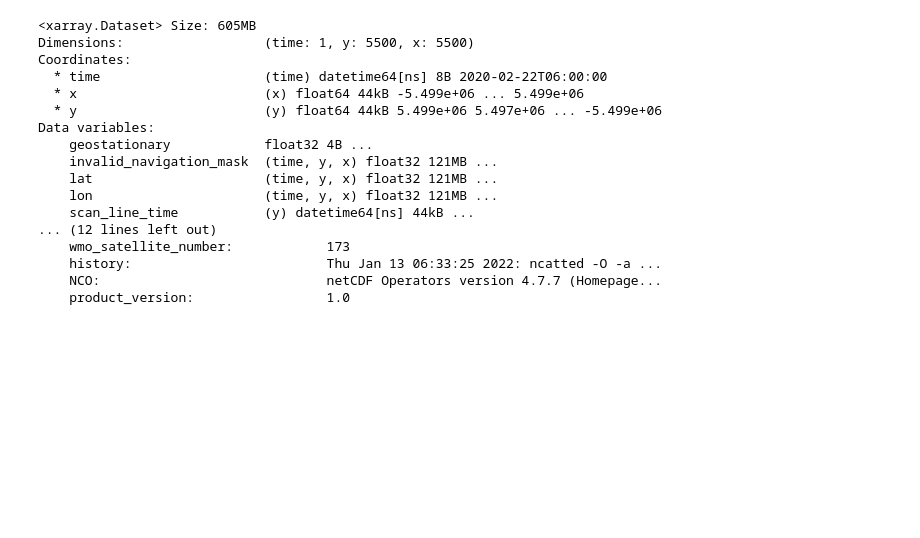
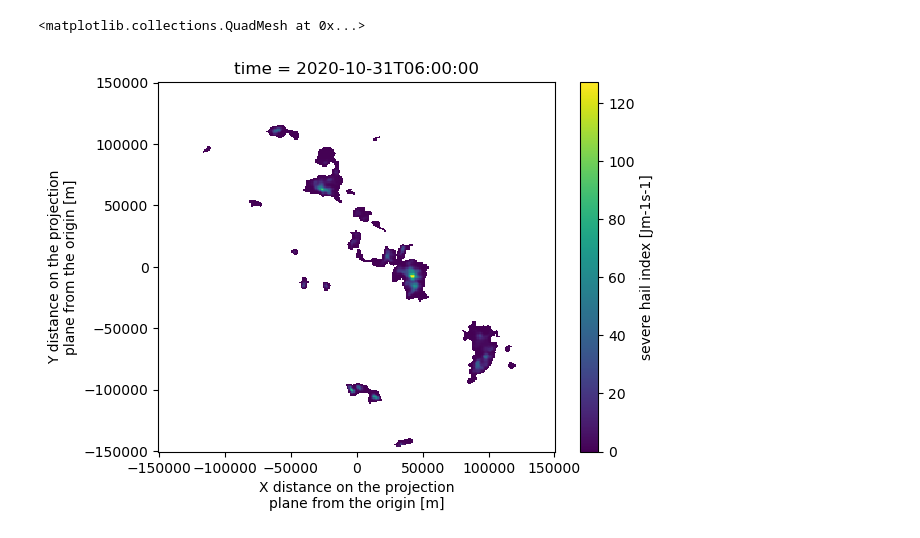
Before and after one commit to ACCESS-Community-Hub/PyEarthTools, a Jupyter notebook: notebooks/tutorial/HimawariAllBands.ipynb, the cells around one changed output. Cells and saved outputs as stored; diff of their text form; code cells hidden in the pictures; blank space fills up the shorter version.

```diff
--- a/notebooks/tutorial/HimawariAllBands.ipynb
+++ b/notebooks/tutorial/HimawariAllBands.ipynb
@@ -93,20 +89,8 @@ anc = xr.open_dataset(fullname)
-# %%
-anc
-# %% [output]
-<xarray.Dataset> Size: 605MB
-Dimensions:                  (time: 1, y: 5500, x: 5500)
-Coordinates:
-  * time                     (time) datetime64[ns] 8B 2020-02-22T06:00:00
-  * x                        (x) float64 44kB -5.499e+06 ... 5.499e+06
-  * y                        (y) float64 44kB 5.499e+06 5.497e+06 ... -5.499e+06
-Data variables:
-    geostationary            float32 4B ...
-    invalid_navigation_mask  (time, y, x) float32 121MB ...
-    lat                      (time, y, x) float32 121MB ...
-    lon                      (time, y, x) float32 121MB ...
-    scan_line_time           (y) datetime64[ns] 44kB ...
-... (12 lines left out)
-    wmo_satellite_number:            173
-    history:                         Thu Jan 13 06:33:25 2022: ncatted -O -a ...
-    NCO:                             netCDF Operators version 4.7.7 (Homepage...
-    product_version:                 1.0
+# %%
+rad_accessor = pyearthtools.data.archive.hail(radar_id=66)
+ds = rad_accessor['20201031T0600']
+# %%
+ds.shi.plot()
+# %% [output]
+<matplotlib.collections.QuadMesh at 0x...>
+[figure, added]
```
Also changed, not shown: parts of 10 cells of this notebook.
